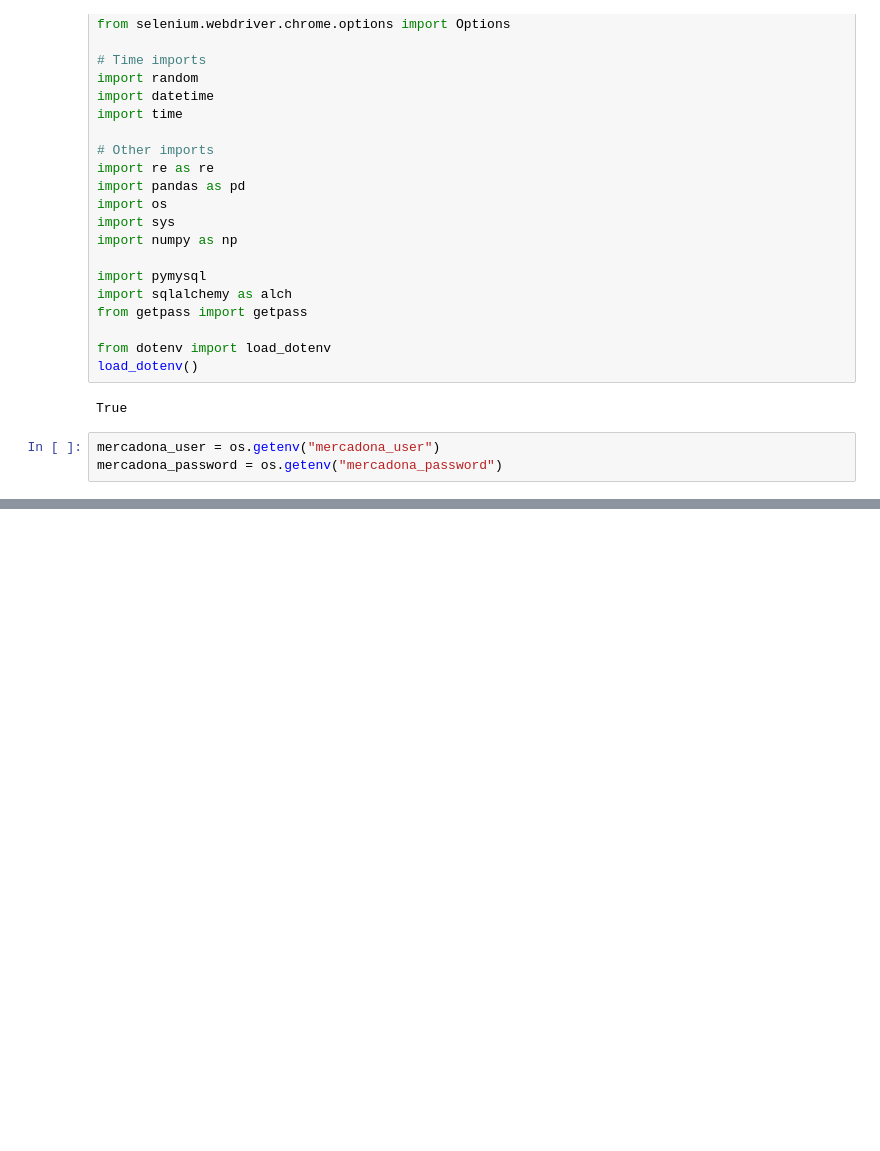
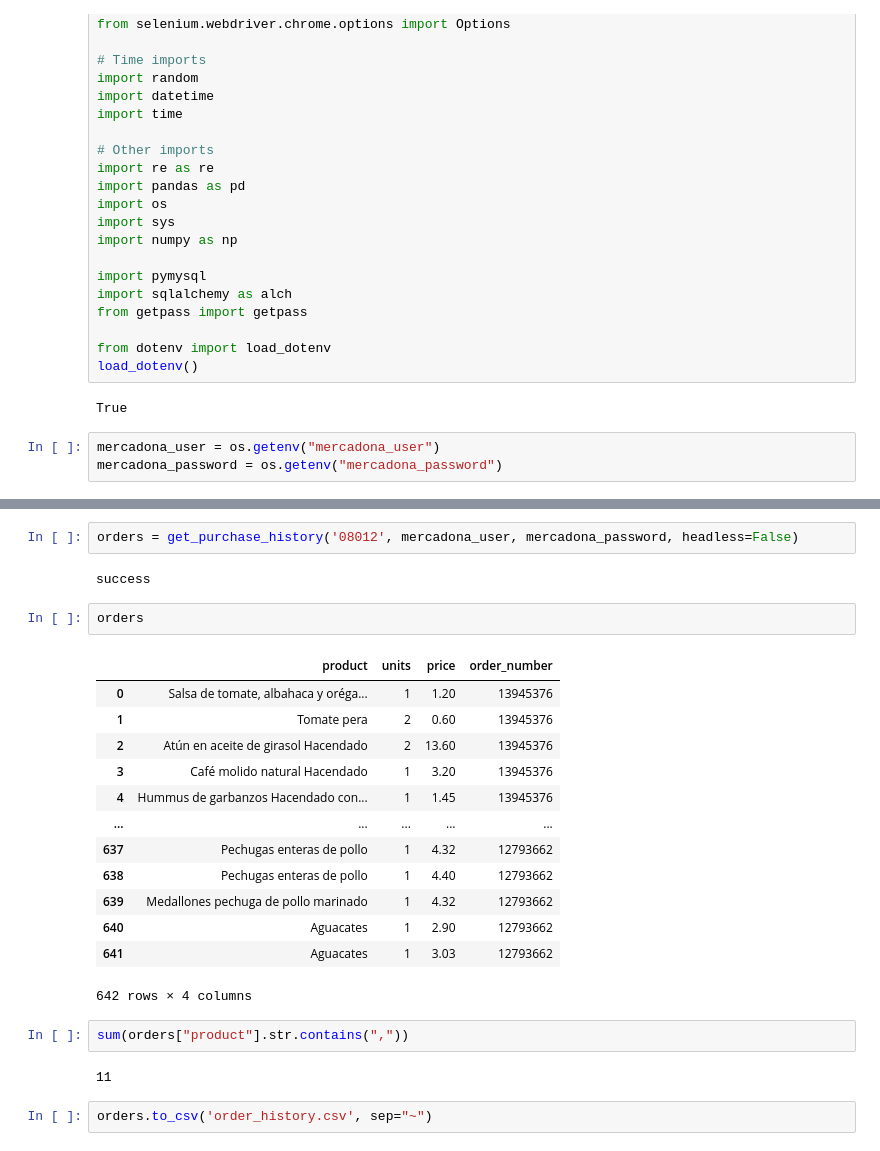
Before and after one commit to castrokike/final_proyect, a Jupyter notebook: drafts/get_mercadona_history.ipynb, the cells around one changed output, grey strips where cells are left out. Saved outputs shown, nothing was run; the diff lists cells and outputs as text; blank space fills up the shorter version.

```diff
--- a/drafts/get_mercadona_history.ipynb
+++ b/drafts/get_mercadona_history.ipynb
@@ -205,0 +163,26 @@ def get_purchase_history(zip, mercadona_user, mercadona_password, headless=True)
+# %%
+orders = get_purchase_history('08012', mercadona_user, mercadona_password, headless=False)
+# %% [output]
+success
+# %%
+orders
+# %% [output]
+|  | product | units | price | order_number |
+| 0 | Salsa de tomate, albahaca y oréga... | 1 | 1.20 | 13945376 |
+| 1 | Tomate pera | 2 | 0.60 | 13945376 |
+| 2 | Atún en aceite de girasol Hacendado | 2 | 13.60 | 13945376 |
+| 3 | Café molido natural Hacendado | 1 | 3.20 | 13945376 |
+| 4 | Hummus de garbanzos Hacendado con... | 1 | 1.45 | 13945376 |
+| ... | ... | ... | ... | ... |
+| 637 | Pechugas enteras de pollo | 1 | 4.32 | 12793662 |
+| 638 | Pechugas enteras de pollo | 1 | 4.40 | 12793662 |
+| 639 | Medallones pechuga de pollo marinado | 1 | 4.32 | 12793662 |
+| 640 | Aguacates | 1 | 2.90 | 12793662 |
+| 641 | Aguacates | 1 | 3.03 | 12793662 |
+642 rows × 4 columns
+# %%
+sum(orders["product"].str.contains(","))
+# %% [output]
+11
+# %%
+orders.to_csv('order_history.csv', sep="~")
```
Also changed, not shown: parts of 1 cell of this notebook, 4 other files.
